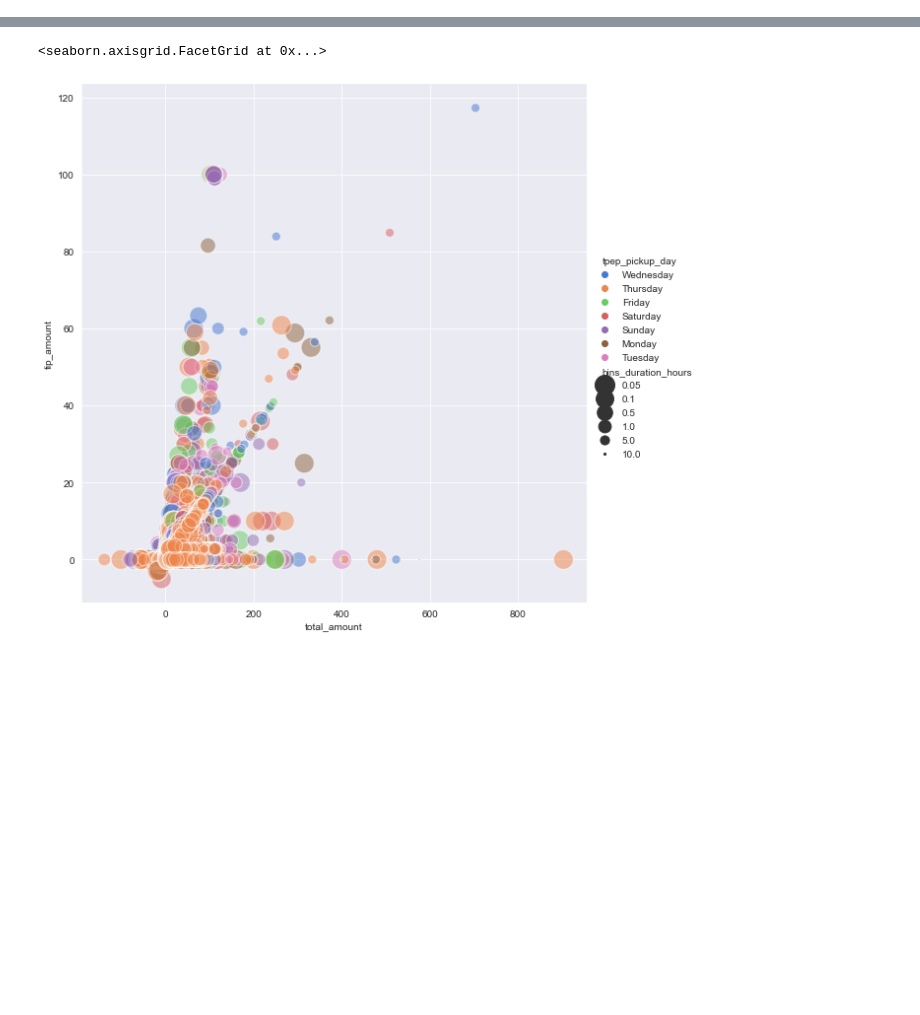
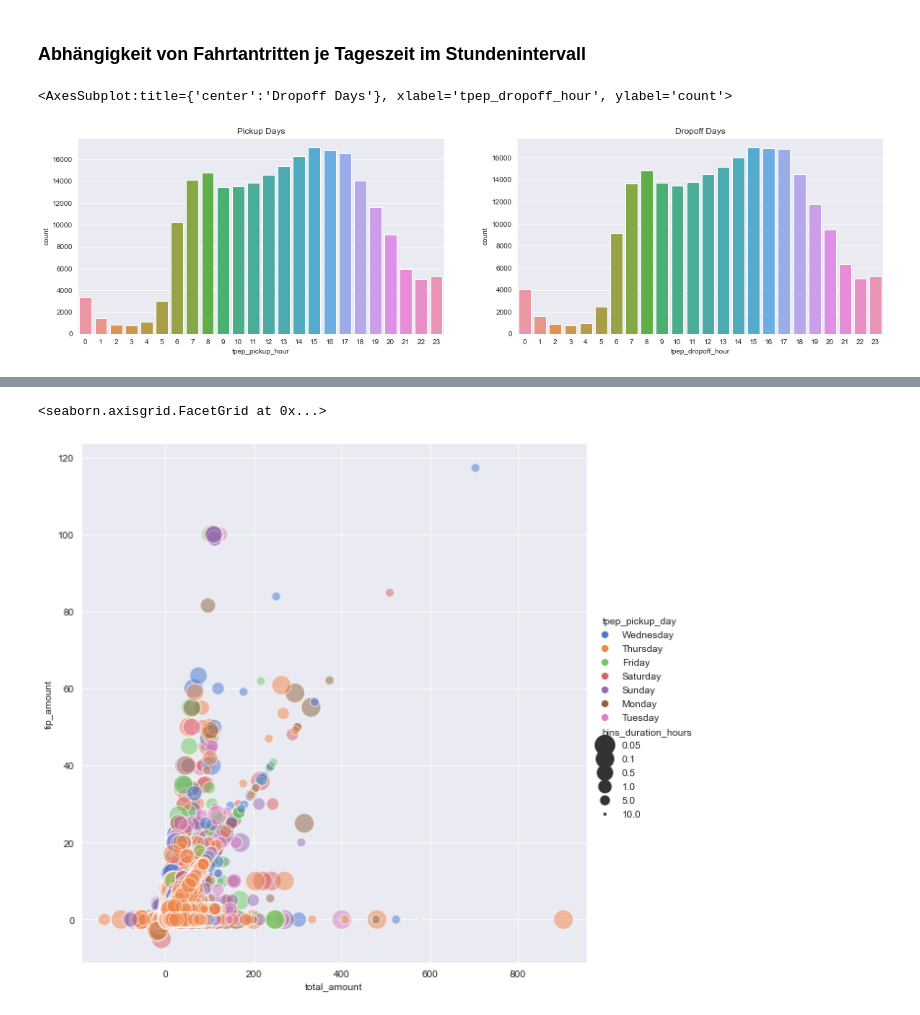
Before and after one commit to kenoc1/nyc-taxi-data, a Jupyter notebook: notebooks/scatter.ipynb, the cells around one changed output, grey strips where cells are left out. Saved outputs shown, nothing was run; the diff lists cells and outputs as text; code cells hidden in the pictures; blank space fills up the shorter version.

```diff
--- a/notebooks/scatter.ipynb
+++ b/notebooks/scatter.ipynb
@@ -129,0 +157,12 @@ sns.relplot(x="total_amount", y="tip_amount", size="duration_hours", hue="tpep_p
+# %% [markdown]
+### Abhängigkeit von Fahrtantritten je Tageszeit im Stundenintervall
+# %%
+#trips per hour
+figure,(ax5,ax6)=plt.subplots(ncols=2,figsize=(20,5))
+ax5.set_title('Pickup Days')
+sns.countplot(x="tpep_pickup_hour",data=df,ax=ax5)
+ax6.set_title('Dropoff Days')
+sns.countplot(x="tpep_dropoff_hour",data=df,ax=ax6)
+# %% [output]
+<AxesSubplot:title={'center':'Dropoff Days'}, xlabel='tpep_dropoff_hour', ylabel='count'>
+[figure, added]
```
Also changed, not shown: parts of 26 cells of this notebook, 4 other files.
